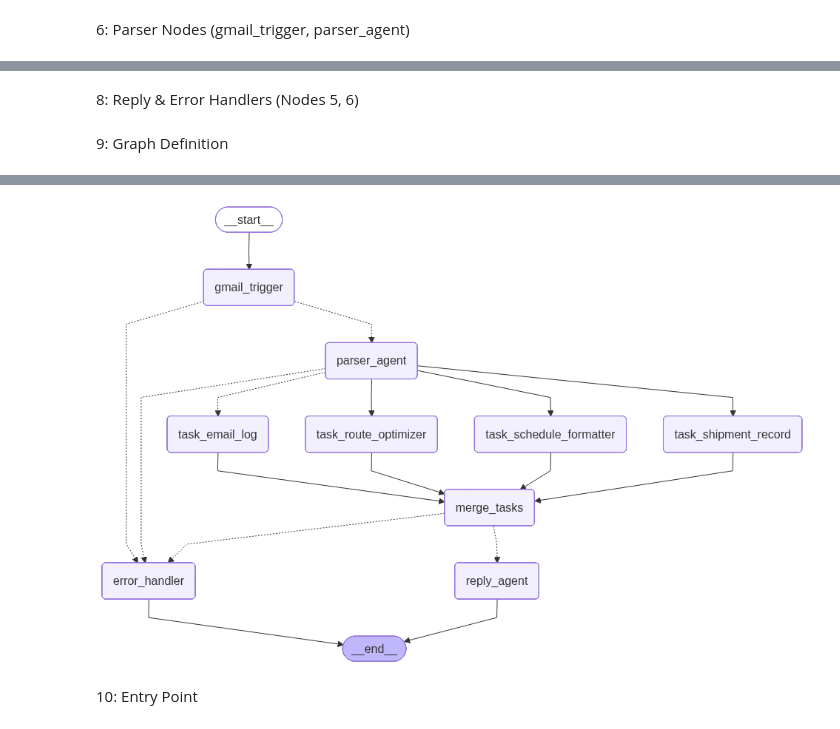
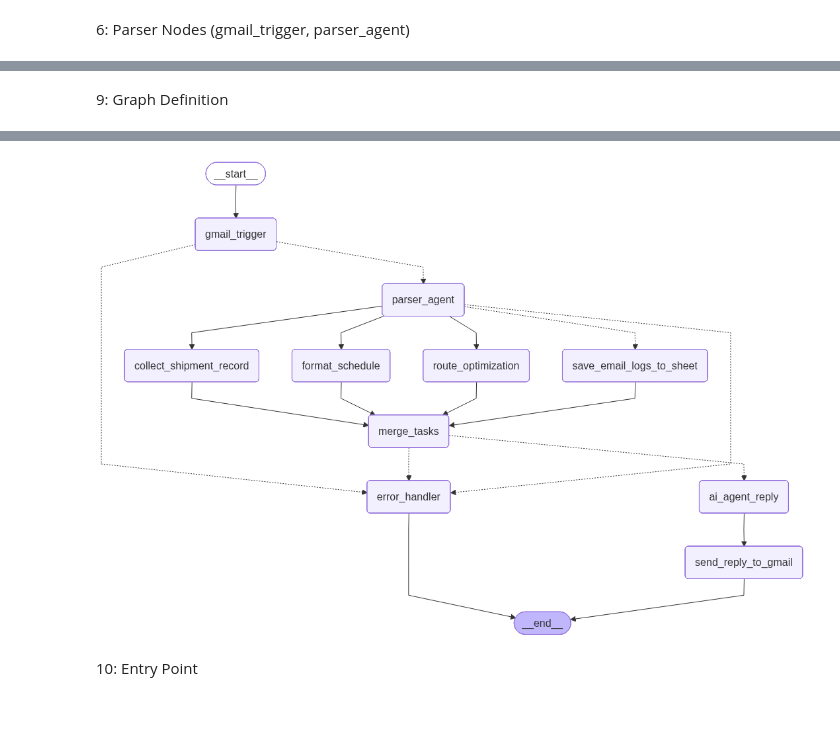
Before and after one commit to anujmumbaikar/AI-MultiStop-Circular-Logistic-Planner, a Jupyter notebook: agent.ipynb, the cells around one changed output, grey strips where cells are left out. Drawn from its saved outputs; the diff is of its cells as text; code cells hidden in the pictures.

```diff
--- a/agent.ipynb
+++ b/agent.ipynb
@@ -110 +180,4 @@ class LogisticsState(TypedDict):
+# %%
+def route_after_parse(state: LogisticsState) -> Literal["save_email_logs_to_sheet", "error_handler"]:
+    return "error_handler" if state.get("error") else "save_email_logs_to_sheet"
 # %%
@@ -410,5 +433,3 @@ def route_after_merge(state: LogisticsState) -> Literal["reply_agent", "error_ha
-# %% [markdown]
-8: Reply & Error Handlers (Nodes 5, 6)
 # %%
 from tools.gmail_tools import send_gmail_reply
 
@@ -507,3 +509,15 @@ def error_handler(state: LogisticsState) -> dict:
+# %%
+def error_handler(state: LogisticsState) -> dict:
+    code = state.get("error") or "UNKNOWN_ERROR"
+    log.error("Workflow failed [%s] req=%s thread=%s",
+              code, state.get("collection_request_id", ""), state.get("thread_id", ""))
+    save_error.invoke({
+        "collection_request_id": state.get("collection_request_id", ""),
+        "thread_id": state.get("thread_id", ""),
+        "email": state.get("sender_email", ""),
+        "code": code,
+    })
+    return {}
 # %% [markdown]
 9: Graph Definition
 # %%
@@ -512,12 +526,13 @@ def build_graph():
 
     builder.add_node("gmail_trigger", gmail_trigger)
     builder.add_node("parser_agent", parser_agent)
-    builder.add_node("task_email_log", task_email_log)
-    builder.add_node("task_route_optimizer", task_route_optimizer)
-    builder.add_node("task_shipment_record", task_shipment_record)
-    builder.add_node("task_schedule_formatter", task_schedule_formatter)
+    builder.add_node("save_email_logs_to_sheet", save_email_logs_to_sheet)
+    builder.add_node("route_optimization", route_optimization)
+    builder.add_node("collect_shipment_record", collect_shipment_record)
+    builder.add_node("format_schedule", format_schedule)
     builder.add_node("merge_tasks", merge_tasks)
-    builder.add_node("reply_agent", reply_agent)
+    builder.add_node("ai_agent_reply", ai_agent_reply)
+    builder.add_node("send_reply_to_gmail", send_reply_to_gmail)
     builder.add_node("error_handler", error_handler)
 
     builder.add_edge(START, "gmail_trigger")
@@ -529,27 +544,28 @@ def build_graph():
 
     builder.add_conditional_edges(
         "parser_agent", route_after_parse,
-        {"task_email_log": "task_email_log", "error_handler": "error_handler"},
+        {"save_email_logs_to_sheet": "save_email_logs_to_sheet", "error_handler": "error_handler"},
     )
-    builder.add_edge("parser_agent", "task_route_optimizer")
-    builder.add_edge("parser_agent", "task_shipment_record")
-    builder.add_edge("parser_agent", "task_schedule_formatter")
+    builder.add_edge("parser_agent", "route_optimization")
+    builder.add_edge("parser_agent", "collect_shipment_record")
+    builder.add_edge("parser_agent", "format_schedule")
 
-    builder.add_edge("task_email_log", "merge_tasks")
-    builder.add_edge("task_route_optimizer", "merge_tasks")
-    builder.add_edge("task_shipment_record", "merge_tasks")
-    builder.add_edge("task_schedule_formatter", "merge_tasks")
+    builder.add_edge("save_email_logs_to_sheet", "merge_tasks")
+    builder.add_edge("route_optimization", "merge_tasks")
+    builder.add_edge("collect_shipment_record", "merge_tasks")
+    builder.add_edge("format_schedule", "merge_tasks")
 
     builder.add_conditional_edges(
         "merge_tasks", route_after_merge,
-        {"reply_agent": "reply_agent", "error_handler": "error_handler"},
+        {"ai_agent_reply": "ai_agent_reply", "error_handler": "error_handler"},
     )
 
-    builder.add_edge("reply_agent", END)
+    builder.add_edge("ai_agent_reply", "send_reply_to_gmail")
+    builder.add_edge("send_reply_to_gmail", END)
     builder.add_edge("error_handler", END)
 
     app = builder.compile(checkpointer=MemorySaver())
-    log.info("LangGraph compiled: 9 nodes, parallel fan-out after parser_agent.")
+    log.info("LangGraph compiled: 10 nodes, parallel fan-out after parser_agent.")
     return app
 
 
@@ -560,4 +576,4 @@ app
-[figure, old version]
+[figure, new version]
 # %% [markdown]
 10: Entry Point
 # %%
```
Also changed, not shown: parts of 14 cells of this notebook, 2 other files.
